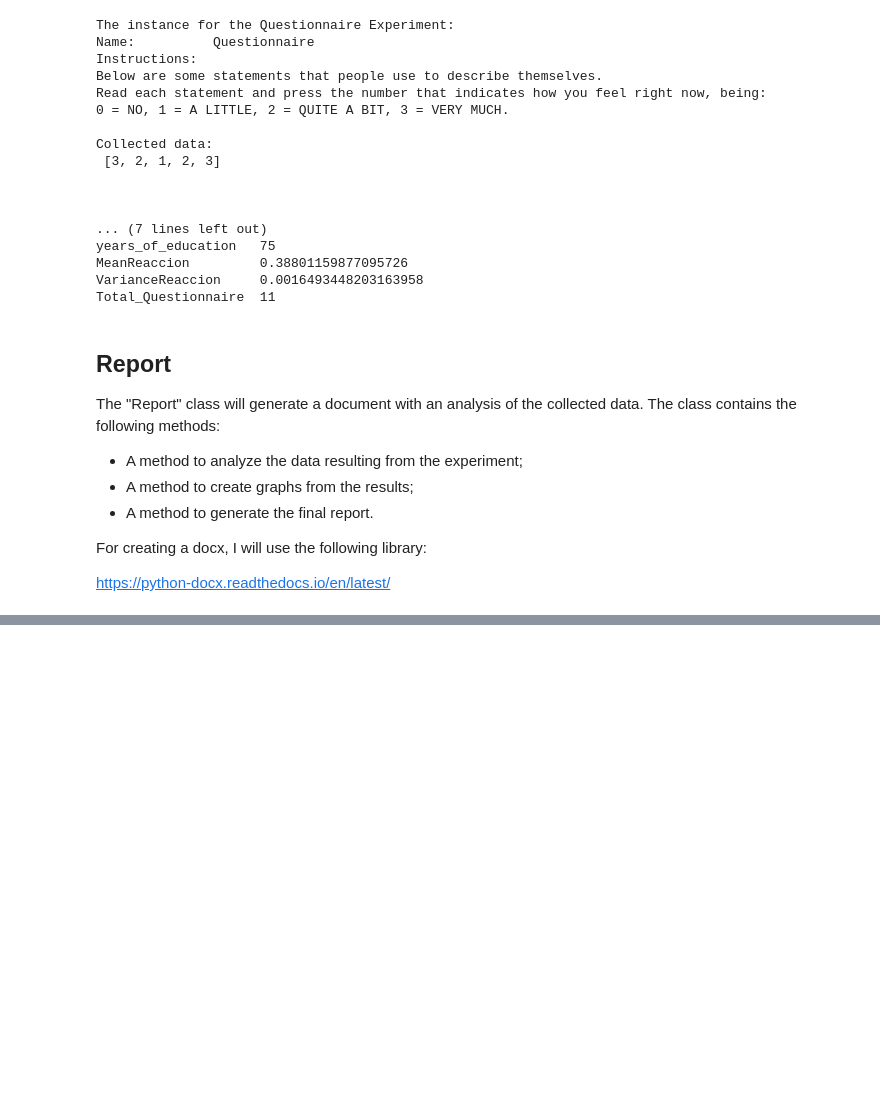
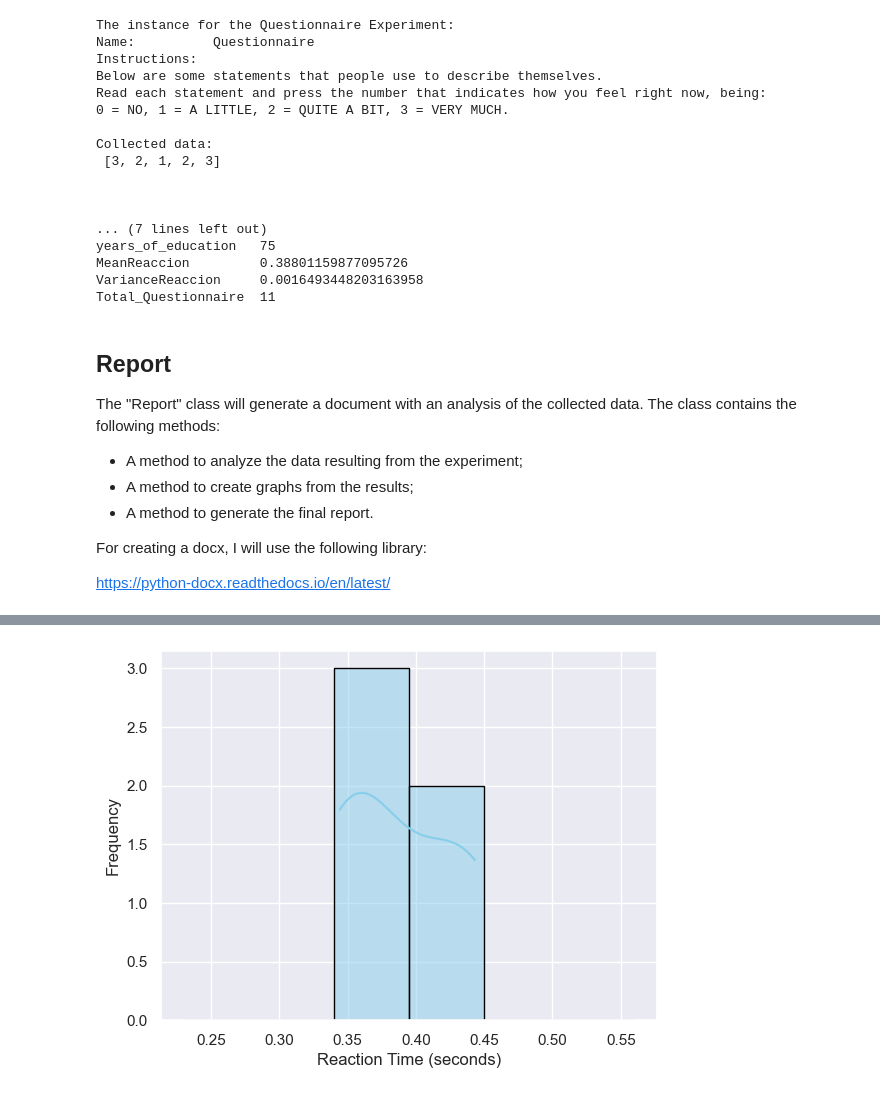
Before and after one commit to LuchoGabba/Master-Data-Science, a Jupyter notebook: python_fundamentals/py-squad_project/project_solution.ipynb, the cells around one changed output, grey strips where cells are left out. Drawn from its saved outputs; the diff is of its cells as text; code cells hidden in the pictures; blank space fills up the shorter version.

```diff
--- a/python_fundamentals/py-squad_project/project_solution.ipynb
+++ b/python_fundamentals/py-squad_project/project_solution.ipynb
@@ -712,0 +754,21 @@ FileNotFoundError: [Errno 2] No such file or directory: 'Images/tmp.png'
+# %%
+import matplotlib.pyplot as plt
+import seaborn as sns
+
+# Your data
+data = [0.37465719158796995, 0.34954040512764895, 0.34428411306327833, 0.4283362298460256, 0.44324005422986357]
+
+# Set the style
+# sns.set(style='seaborn-darkgrid')
+
+# Create histogram with KDE
+sns.histplot(data, kde=True, bins=6, color='skyblue', edgecolor='black', binrange=(0.23, 0.56))
+
+# Set labels
+plt.ylabel('Frequency')
+plt.xlabel('Reaction Time (seconds)')
+
+# Show plot
+plt.show()
+# %% [output]
+[figure, added]
```
Also changed, not shown: parts of 6 cells of this notebook, 2 other files.
